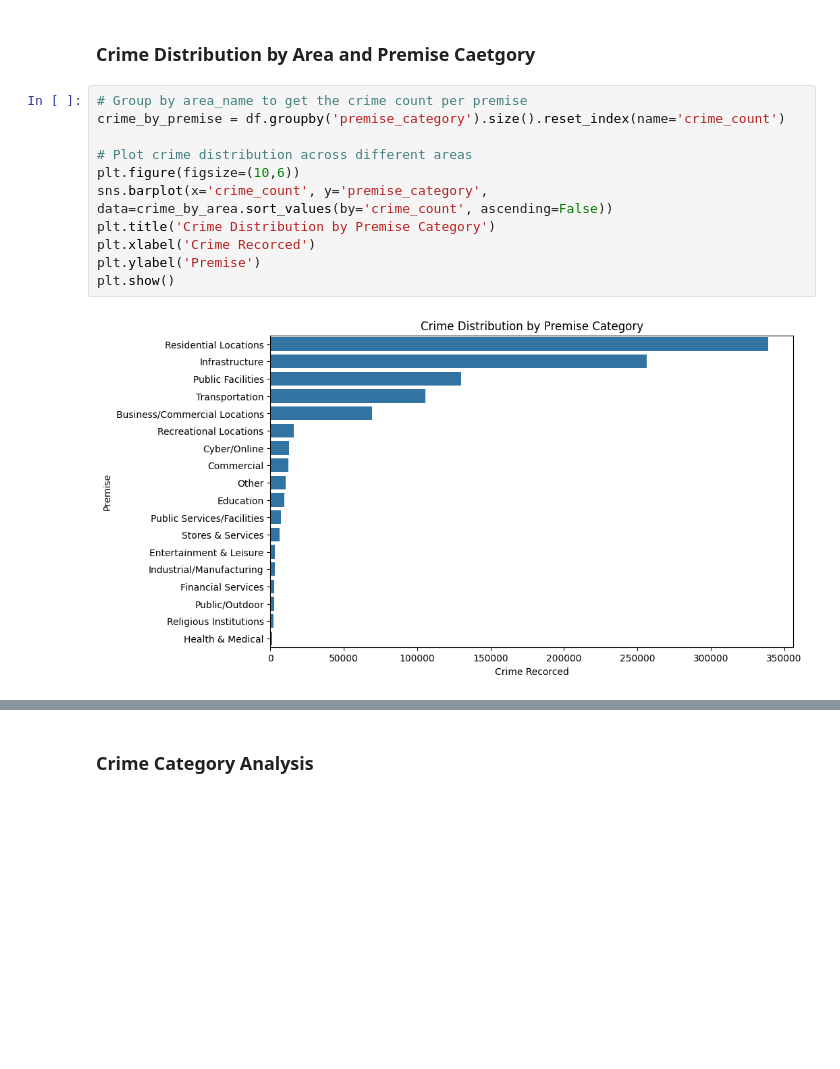
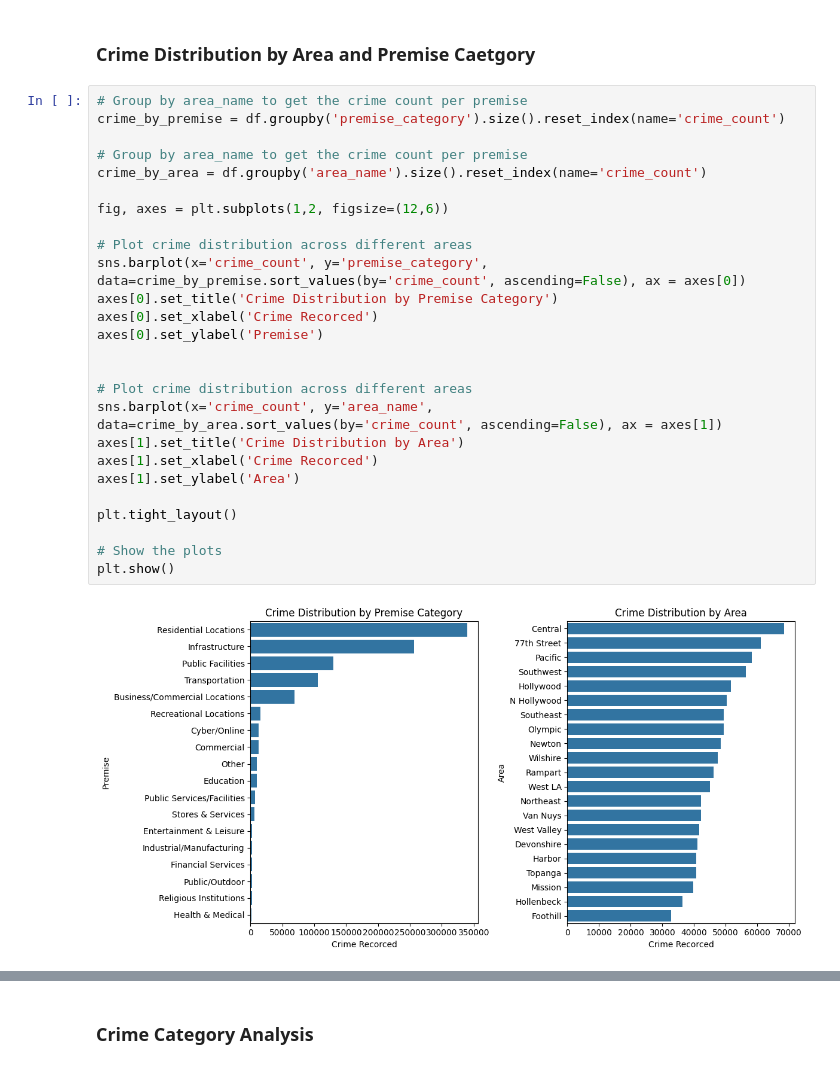
Before and after one commit to safoisgod/DataExploration, a Jupyter notebook: LAPD 2020 -2024 Crime Data Analysis/LAPD 2020 -2024 Crime Data Analysis.ipynb, the cells around one changed output, grey strips where cells are left out. Saved outputs shown, nothing was run; the diff lists cells and outputs as text; blank space fills up the shorter version.

```diff
--- a/LAPD 2020 -2024 Crime Data Analysis/LAPD 2020 -2024 Crime Data Analysis.ipynb
+++ b/LAPD 2020 -2024 Crime Data Analysis/LAPD 2020 -2024 Crime Data Analysis.ipynb
@@ -571,13 +585,28 @@ pd.DataFrame(df['location'].unique(), columns=['location']).shape
 # %%
 # Group by area_name to get the crime count per premise
 crime_by_premise = df.groupby('premise_category').size().reset_index(name='crime_count')
 
+# Group by area_name to get the crime count per premise
+crime_by_area = df.groupby('area_name').size().reset_index(name='crime_count')
+
+fig, axes = plt.subplots(1,2, figsize=(12,6))
+
 # Plot crime distribution across different areas
-plt.figure(figsize=(10,6))
-sns.barplot(x='crime_count', y='premise_category', data=crime_by_area.sort_values(by='crime_count', ascending=False))
-plt.title('Crime Distribution by Premise Category')
-plt.xlabel('Crime Recorced')
-plt.ylabel('Premise')
+sns.barplot(x='crime_count', y='premise_category', data=crime_by_premise.sort_values(by='crime_count', ascending=False), ax = axes[0])
+axes[0].set_title('Crime Distribution by Premise Category')
+axes[0].set_xlabel('Crime Recorced')
+axes[0].set_ylabel('Premise')
+
+
+# Plot crime distribution across different areas
+sns.barplot(x='crime_count', y='area_name', data=crime_by_area.sort_values(by='crime_count', ascending=False), ax = axes[1])
+axes[1].set_title('Crime Distribution by Area')
+axes[1].set_xlabel('Crime Recorced')
+axes[1].set_ylabel('Area')
+
+plt.tight_layout()
+
+# Show the plots
 plt.show()
 # %% [output]
-[figure, old version]
+[figure, new version]
```
Also changed, not shown: parts of 17 cells of this notebook.
